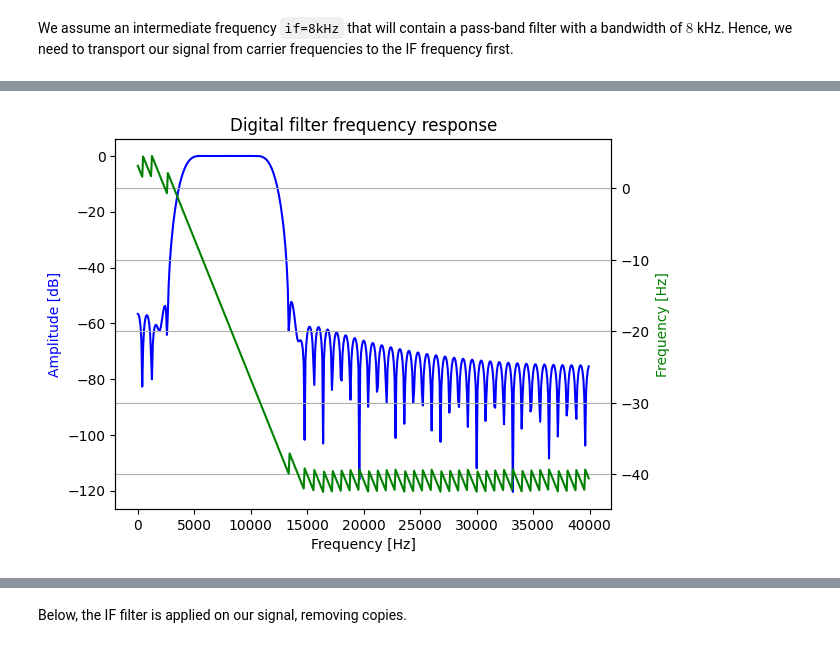
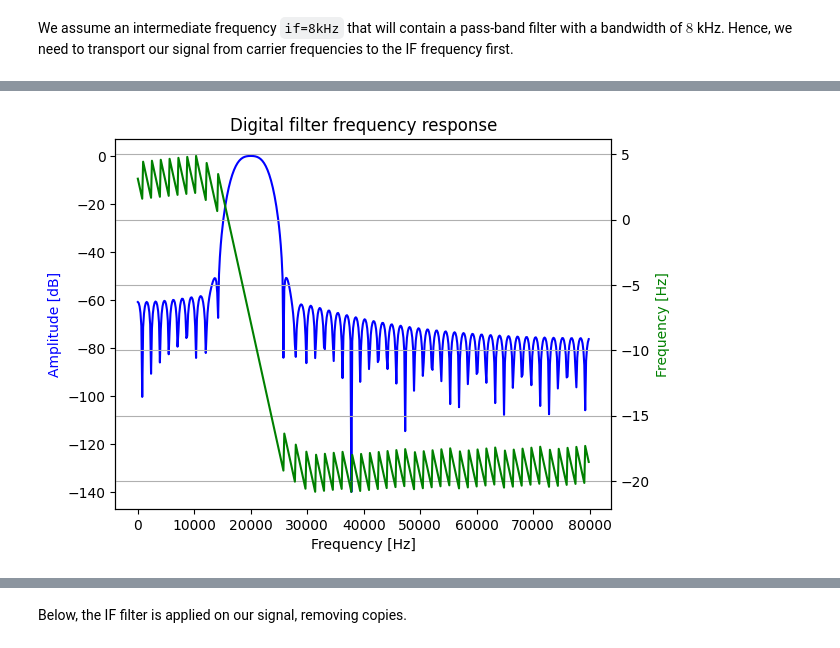
Before and after one commit to cleversonahum/digital_transmission_codes, a Jupyter notebook: codes/am-exercise-1.ipynb, the cells around one changed output, grey strips where cells are left out. Saved outputs shown, nothing was run; the diff lists cells and outputs as text; code cells hidden in the pictures.

```diff
--- a/codes/am-exercise-1.ipynb
+++ b/codes/am-exercise-1.ipynb
@@ -125,7 +125,7 @@ plt.show()
 Now we apply our `upsample` function to the signal:
 # %%
 # Resampling signal
-U = 10 # Upsampling factor
+U = 20 # Upsampling factor
 Fs_tx = U*Fs1
 audio1_resampled_pre_filter = upsample_prefilter(audio1, U)
 audio2_resampled_pre_filter = upsample_prefilter(audio2, U)
@@ -337,21 +328,21 @@ The filter in the intermediate frequency is centered on `if=8kHz` and has a band
 # %%
 # Intermediate frequency (IF) filter
-start_cut = 4e3 # IF - bandwidth
-stop_cut = 12e3 # IF - bandwidth
+start_cut = 17e3 # IF - bandwidth
+stop_cut = 23e3 # IF - bandwidth
 B_if = signal.firwin(numtaps=101, cutoff=[start_cut, stop_cut], pass_zero=False, window="hamming", fs=Fs_tx)
 w, h = signal.freqz(B_if, fs=Fs_tx)
 fig, ax1 = plt.subplots()
 ax1.set_title('Digital filter frequency response')
 ax1.plot(w, 20 * np.log10(abs(h)), 'b')
 ax1.set_ylabel('Amplitude [dB]', color='b')
 ax1.set_xlabel('Frequency [Hz]')
 ax2 = ax1.twinx()
 angles = np.unwrap(np.angle(h))
 ax2.plot(w, angles, 'g')
 ax2.set_ylabel('Frequency [Hz]', color='g')
 ax2.grid()
 ax2.axis('tight')
 plt.show()
 print('Group Delay: ', signal.group_delay((B_if, 1))[1][0])
 # %% [output]
-[figure, old version]
+[figure, new version]
```
Also changed, not shown: parts of 28 cells of this notebook, 2 other files.
